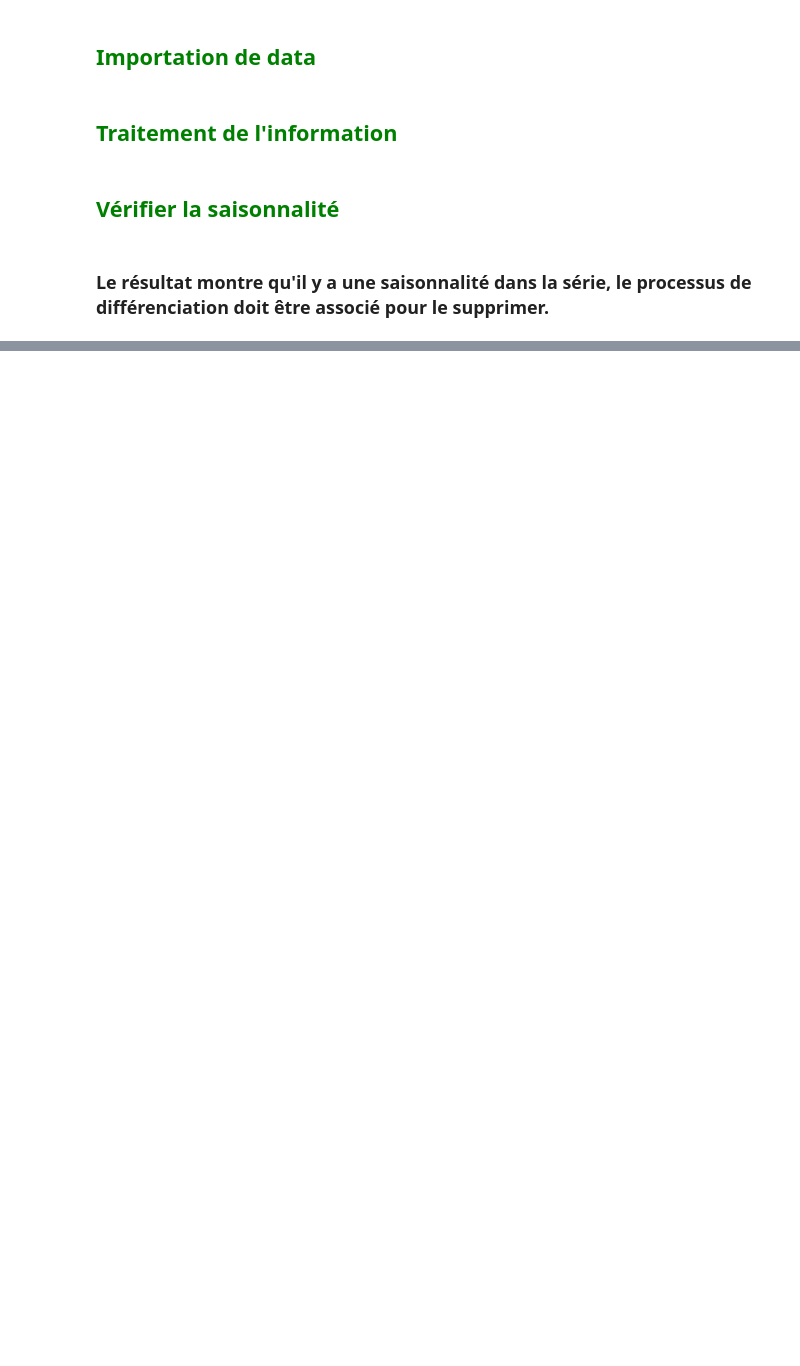
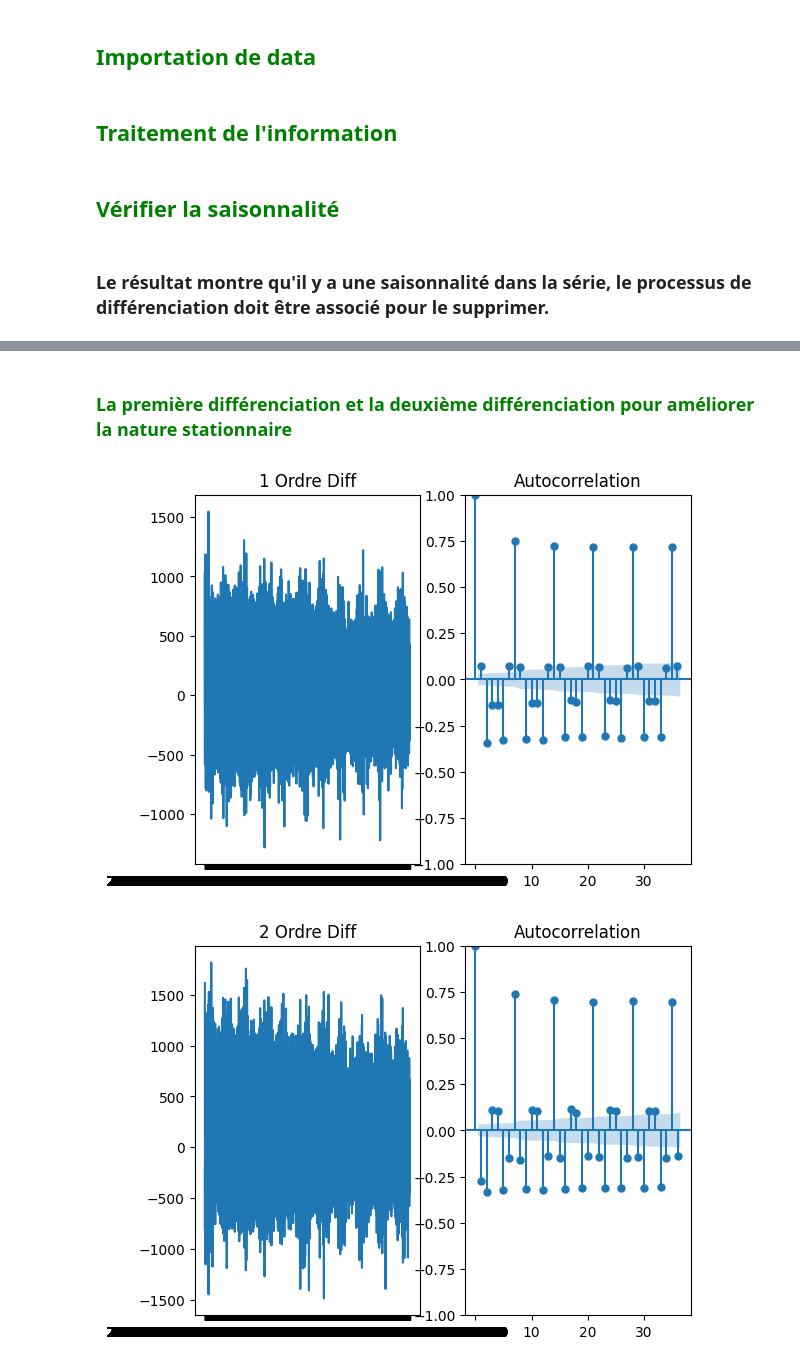
Before and after one commit to RolaMmss/Time-Series_consommation-d-electricite-HDF, a Jupyter notebook: Modeling.ipynb, the cells around one changed output, grey strips where cells are left out. Saved outputs shown, nothing was run; the diff lists cells and outputs as text; code cells hidden in the pictures; blank space fills up the shorter version.

```diff
--- a/Modeling.ipynb
+++ b/Modeling.ipynb
@@ -33,0 +45,26 @@ plt.show()
+# %% [markdown]
+###  <font color="green"> La première différenciation et la deuxième différenciation pour améliorer la nature stationnaire</font>
+# %%
+#1rst order differencing
+f = plt.figure()
+ax1=f.add_subplot(121)
+ax1.set_title('1 Ordre Diff')
+ax1.plot(df.value.diff())
+
+
+ax2=f.add_subplot(122)
+plot_acf(df.value.diff().dropna() , ax= ax2)
+#plt.show()
+
+#2nd order differencing
+f = plt.figure()
+ax1=f.add_subplot(121)
+ax1.set_title('2 Ordre Diff')
+ax1.plot(df.value.diff().diff())
+
+ax2=f.add_subplot(122)
+plot_acf(df.value.diff().diff().dropna() , ax= ax2)
+plt.show()
+# %% [output]
+[figure, added]
+[figure, added]
```
Also changed, not shown: parts of 3 cells of this notebook.
